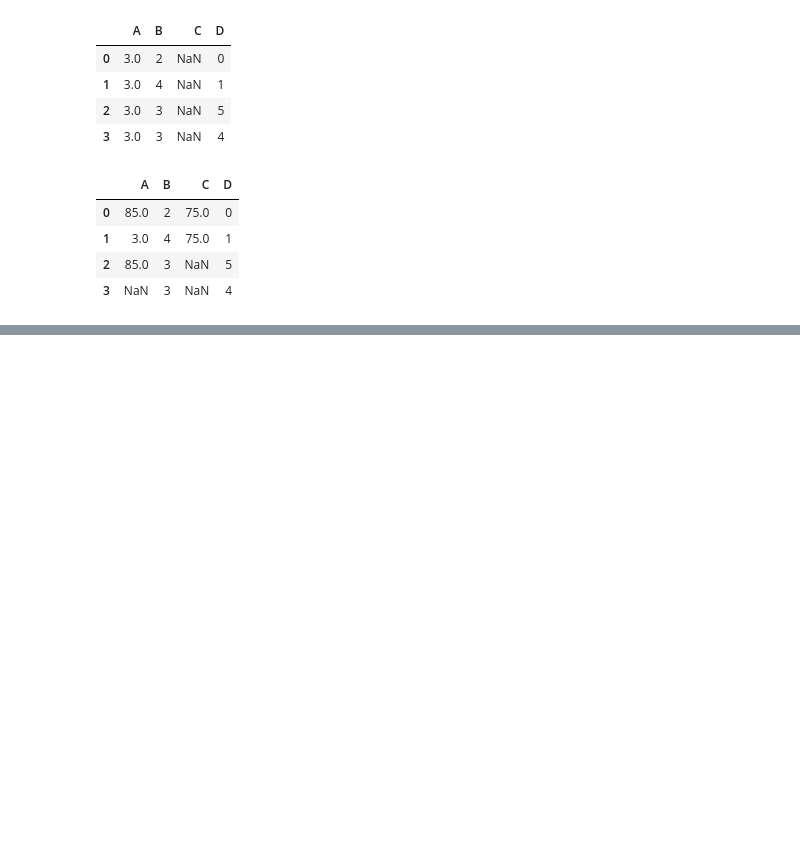
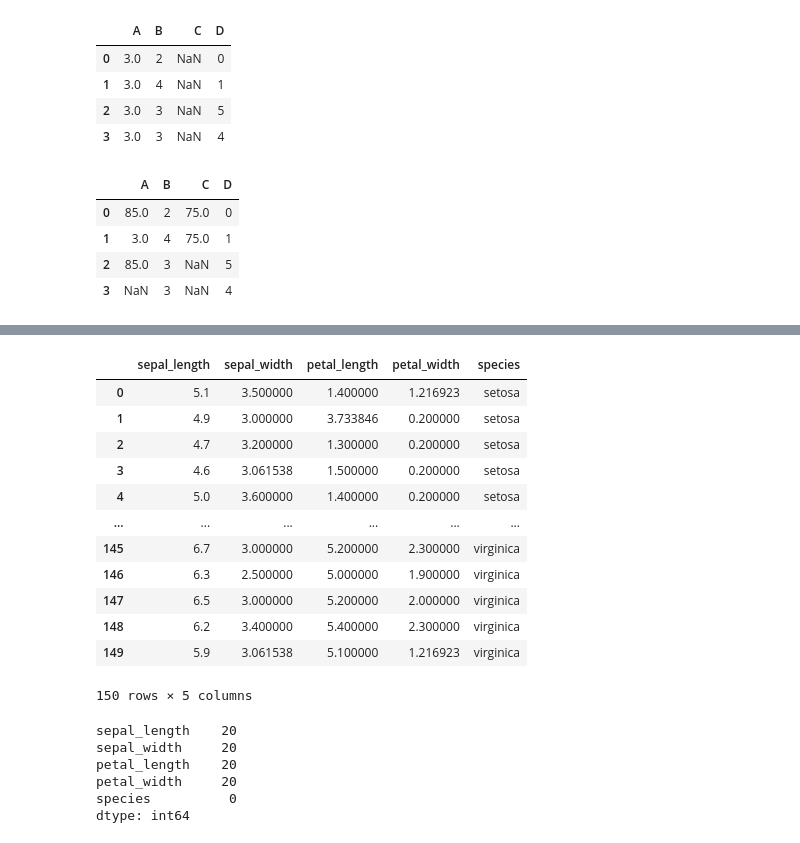
Before and after one commit to yongkoni/ai_x, a Jupyter notebook: source/01_python/Ch_11_데이터프레임과 시리즈(Pandas) (9절~13절).ipynb, the cells around one changed output, grey strips where cells are left out. Saved outputs shown, nothing was run; the diff lists cells and outputs as text; code cells hidden in the pictures; blank space fills up the shorter version.

```diff
--- a/source/01_python/Ch_11_데이터프레임과 시리즈(Pandas) (9절~13절).ipynb
+++ b/source/01_python/Ch_11_데이터프레임과 시리즈(Pandas) (9절~13절).ipynb
@@ -639,0 +701,29 @@ df.fillna(value = values, limit = 2)
+# %%
+# (2-1단계) 결측치는 각 열의 평균값으로 대체한다 : fillna사용
+
+# iris.mean(numeric_only = True)
+# iris.iloc[:, :-1].mean()
+iris.fillna(iris.iloc[:, :-1].mean())
+# %% [output]
+|  | sepal_length | sepal_width | petal_length | petal_width | species |
+| 0 | 5.1 | 3.500000 | 1.400000 | 1.216923 | setosa |
+| 1 | 4.9 | 3.000000 | 3.733846 | 0.200000 | setosa |
+| 2 | 4.7 | 3.200000 | 1.300000 | 0.200000 | setosa |
+| 3 | 4.6 | 3.061538 | 1.500000 | 0.200000 | setosa |
+| 4 | 5.0 | 3.600000 | 1.400000 | 0.200000 | setosa |
+| ... | ... | ... | ... | ... | ... |
+| 145 | 6.7 | 3.000000 | 5.200000 | 2.300000 | virginica |
+| 146 | 6.3 | 2.500000 | 5.000000 | 1.900000 | virginica |
+| 147 | 6.5 | 3.000000 | 5.200000 | 2.000000 | virginica |
+| 148 | 6.2 | 3.400000 | 5.400000 | 2.300000 | virginica |
+| 149 | 5.9 | 3.061538 | 5.100000 | 1.216923 | virginica |
+150 rows × 5 columns
+# %%
+iris.isna().sum()
+# %% [output]
+sepal_length    20
+sepal_width     20
+petal_length    20
+petal_width     20
+species          0
+dtype: int64
```
Also changed, not shown: parts of 51 cells of this notebook, 2 other files.
